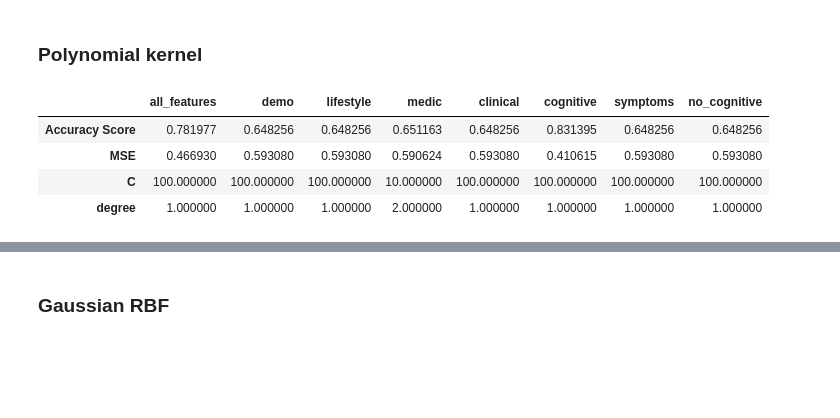
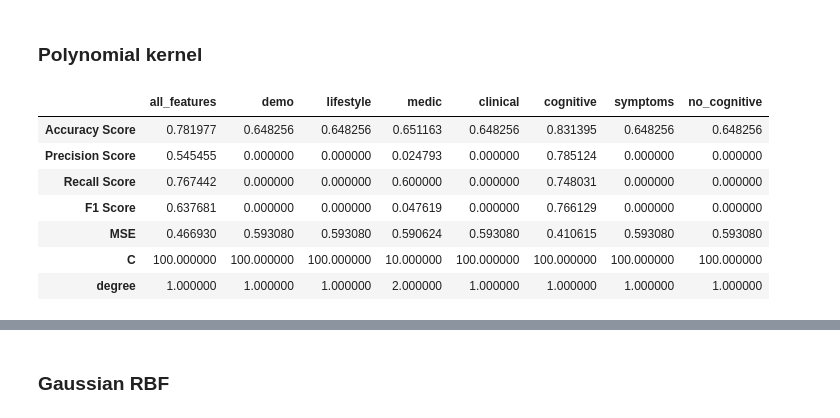
Before and after one commit to mgamankwah/alzheimers_risk_prediction, a Jupyter notebook: scripts/Model_Exploration_Seyed.ipynb, the cells around one changed output, grey strips where cells are left out. Drawn from its saved outputs; the diff is of its cells as text; code cells hidden in the pictures; blank space fills up the shorter version.

Commit message:
Added Confusion Matrices

```diff
--- a/scripts/Model_Exploration_Seyed.ipynb
+++ b/scripts/Model_Exploration_Seyed.ipynb
@@ -84,6 +85,9 @@ knn_pipe = Pipeline([('scale', StandardScaler()) , ('knn' , KNeighborsClassifier
 
 ## Accuracy score for each subcategory of features
 accu_score = {}
+
+## Confusion matrix for each subcategory of features
+knn_conf_matrix = {}
 
 ## Running the classifier through each subcategory
 for key in subcategory_dict:
@@ -95,13 +99,16 @@ for key in subcategory_dict:
     ## predict the testing set
     pred = knn_pipe.predict(df_test[item[:-1]])
 
-    ## saving accuracy score
+    ## saving accuracy scores
     accu_score[key] = [accuracy_score(pred, df_test.Diagnosis),
                        precision_score(pred, df_test.Diagnosis),
                        recall_score(pred, df_test.Diagnosis),
                        f1_score(pred, df_test.Diagnosis),
                        root_mean_squared_error(pred, df_test.Diagnosis)]
 
+    ## saving confusion matrices
+    knn_conf_matrix[key] = confusion_matrix(pred,df_test.Diagnosis)
+
 knn_accu_score = pd.DataFrame(accu_score)
 knn_accu_score.index = ['Accuracy Score', 'Precision Score' , 'Recall Score', 'F1 Score','MSE']
 knn_accu_score
@@ -114,0 +124,7 @@ knn_accu_score
+# %%
+for key,item in knn_conf_matrix.items():
+    sns.heatmap(item, annot=True, fmt="d", cmap="Blues", yticklabels=["Predicted 0", "Predicted 1"], xticklabels=["Actual 0", "Actual 1"])
+    plt.ylabel("Predicted Label")
+    plt.xlabel("True Label")
+    plt.title(key)
+    plt.show()
@@ -136,39 +161,54 @@ degrees = [1,2,3,4]
 ## Accuracy score for each subcategory of features
 svm_poly_accu = {}
 
+## Confusion matrix for each subcategory of features
+poly_conf_matrix = {}
+
 ## Running each subcategory through each polynomial SVM
 for key in subcategory_dict:
     item = subcategory_dict[key]
 
     ## variables that record to most accurate parameters
     C_best = 0
     d_best = 0
     accu_best = 0
+    f1_best = 0
+    precision_best = 0
+    recall_best = 0
     mse_best = 0
+    confusion_best = 0
 
     for c,d in zip(C,degrees):
         ## creating a model with polynomial kernel of degree = d and regularization parameter C = c
         svm_poly = SVC(C=c , kernel='poly' , degree= d , max_iter=10000)
 
         ## fitting the model object
         svm_poly.fit(df_train[item[:-1]] , df_train.Diagnosis)
 
         ## predicting the testing set
         pred = svm_poly.predict(df_test[item[:-1]])
         if accuracy_score(pred , df_test.Diagnosis)>accu_best:
             accu_best = accuracy_score(pred , df_test.Diagnosis)
             C_best = c
             d_best = d
             mse_best = root_mean_squared_error(pred, df_test.Diagnosis)
+            f1_best = f1_score(pred, df_test.Diagnosis)
+            precision_best = precision_score(pred, df_test.Diagnosis)
+            recall_best = recall_score(pred, df_test.Diagnosis)
+            confusion_best = confusion_matrix(pred, df_test.Diagnosis)
 
-    svm_poly_accu[key] = [accu_best, mse_best , C_best , d_best]
+    svm_poly_accu[key] = [accu_best,precision_best, recall_best, f1_best ,mse_best , C_best , d_best]
+    poly_conf_matrix[key] = confusion_best
 
 svm_poly_accu_df = pd.DataFrame(svm_poly_accu)
-svm_poly_accu_df.index = ['Accuracy Score', 'MSE' ,'C', 'degree']
+svm_poly_accu_df.index = ['Accuracy Score', 'Precision Score', 'Recall Score' , 'F1 Score' , 'MSE' ,'C', 'degree']
 svm_poly_accu_df
 # %% [output]
 |  | all_features | demo | lifestyle | medic | clinical | cognitive | symptoms | no_cognitive |
 | Accuracy Score | 0.781977 | 0.648256 | 0.648256 | 0.651163 | 0.648256 | 0.831395 | 0.648256 | 0.648256 |
+| Precision Score | 0.545455 | 0.000000 | 0.000000 | 0.024793 | 0.000000 | 0.785124 | 0.000000 | 0.000000 |
+| Recall Score | 0.767442 | 0.000000 | 0.000000 | 0.600000 | 0.000000 | 0.748031 | 0.000000 | 0.000000 |
+| F1 Score | 0.637681 | 0.000000 | 0.000000 | 0.047619 | 0.000000 | 0.766129 | 0.000000 | 0.000000 |
 | MSE | 0.466930 | 0.593080 | 0.593080 | 0.590624 | 0.593080 | 0.410615 | 0.593080 | 0.593080 |
 | C | 100.000000 | 100.000000 | 100.000000 | 10.000000 | 100.000000 | 100.000000 | 100.000000 | 100.000000 |
 | degree | 1.000000 | 1.000000 | 1.000000 | 2.000000 | 1.000000 | 1.000000 | 1.000000 | 1.000000 |
```
Also changed, not shown: parts of 18 cells of this notebook.
